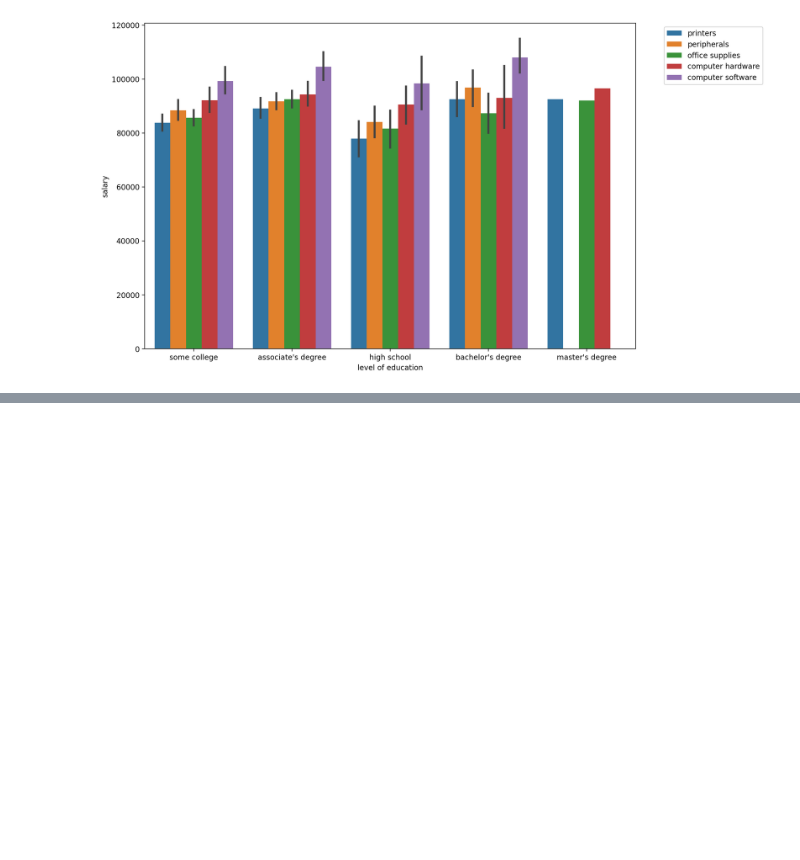
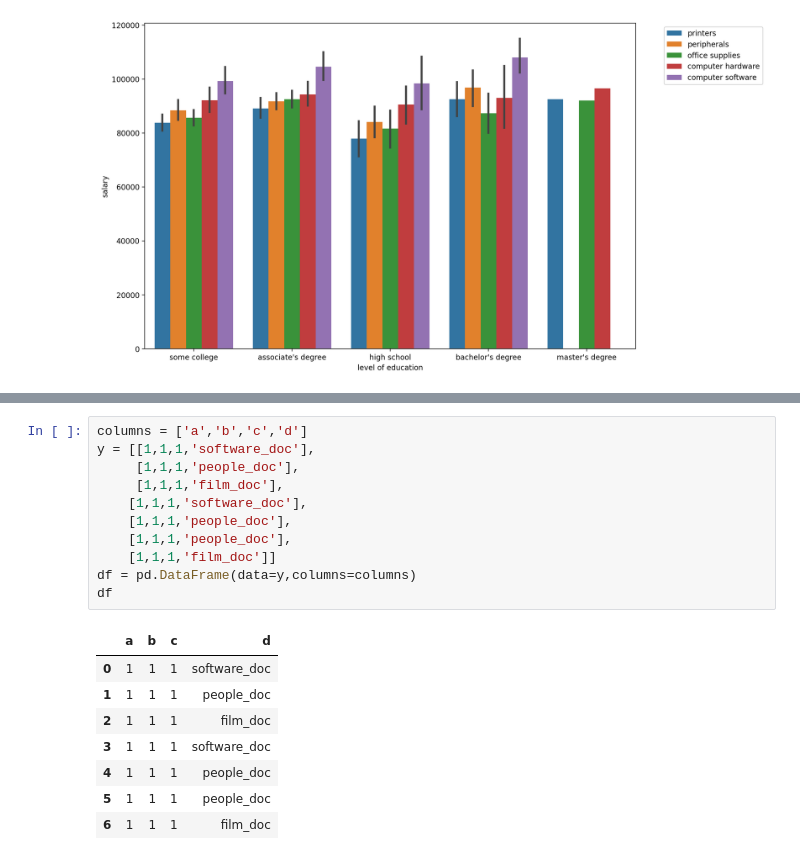
Before and after one commit to rkumar-bengaluru/data-science, a Jupyter notebook: 05-Seaborn/sns_histrogram.ipynb, the cells around one changed output, grey strips where cells are left out. Drawn from its saved outputs; the diff is of its cells as text; blank space fills up the shorter version.

```diff
--- a/05-Seaborn/sns_histrogram.ipynb
+++ b/05-Seaborn/sns_histrogram.ipynb
@@ -57,0 +74,20 @@ plt.legend(bbox_to_anchor=(1.05,1))
+# %%
+columns = ['a','b','c','d']
+y = [[1,1,1,'software_doc'],
+     [1,1,1,'people_doc'],
+     [1,1,1,'film_doc'],
+    [1,1,1,'software_doc'],
+    [1,1,1,'people_doc'],
+    [1,1,1,'people_doc'],
+    [1,1,1,'film_doc']]
+df = pd.DataFrame(data=y,columns=columns)
+df
+# %% [output]
+|  | a | b | c | d |
+| 0 | 1 | 1 | 1 | software_doc |
+| 1 | 1 | 1 | 1 | people_doc |
+| 2 | 1 | 1 | 1 | film_doc |
+| 3 | 1 | 1 | 1 | software_doc |
+| 4 | 1 | 1 | 1 | people_doc |
+| 5 | 1 | 1 | 1 | people_doc |
+| 6 | 1 | 1 | 1 | film_doc |
```
Also changed, not shown: parts of 2 cells of this notebook, 3 other files.
